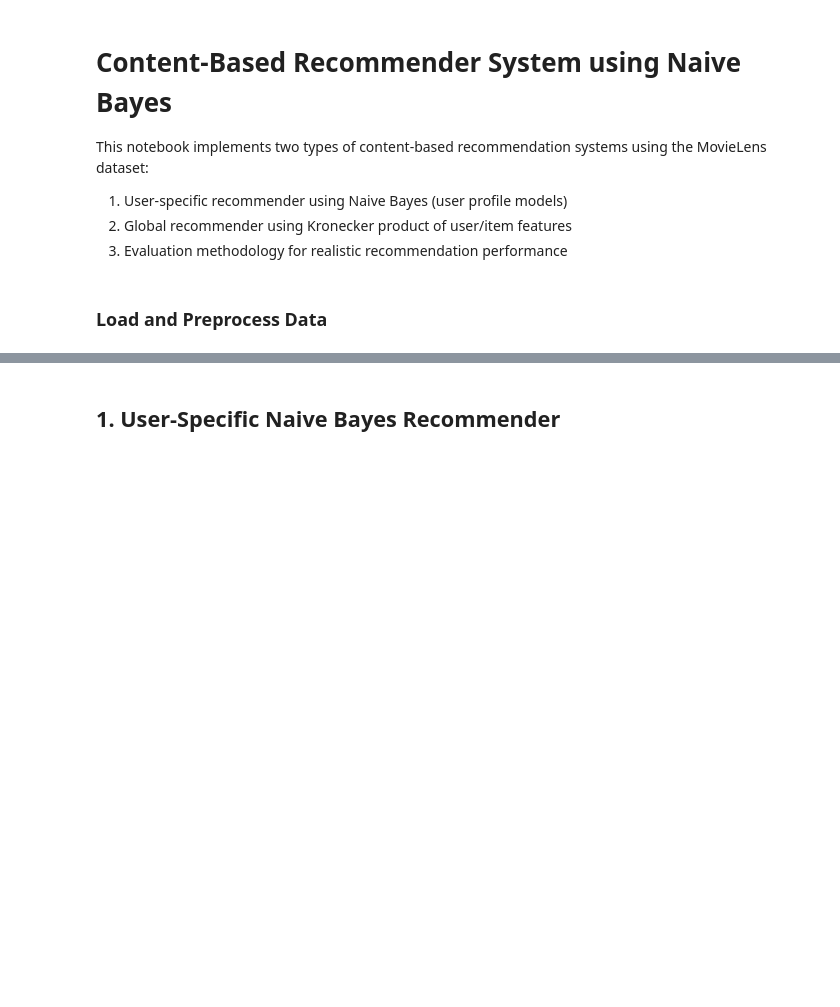
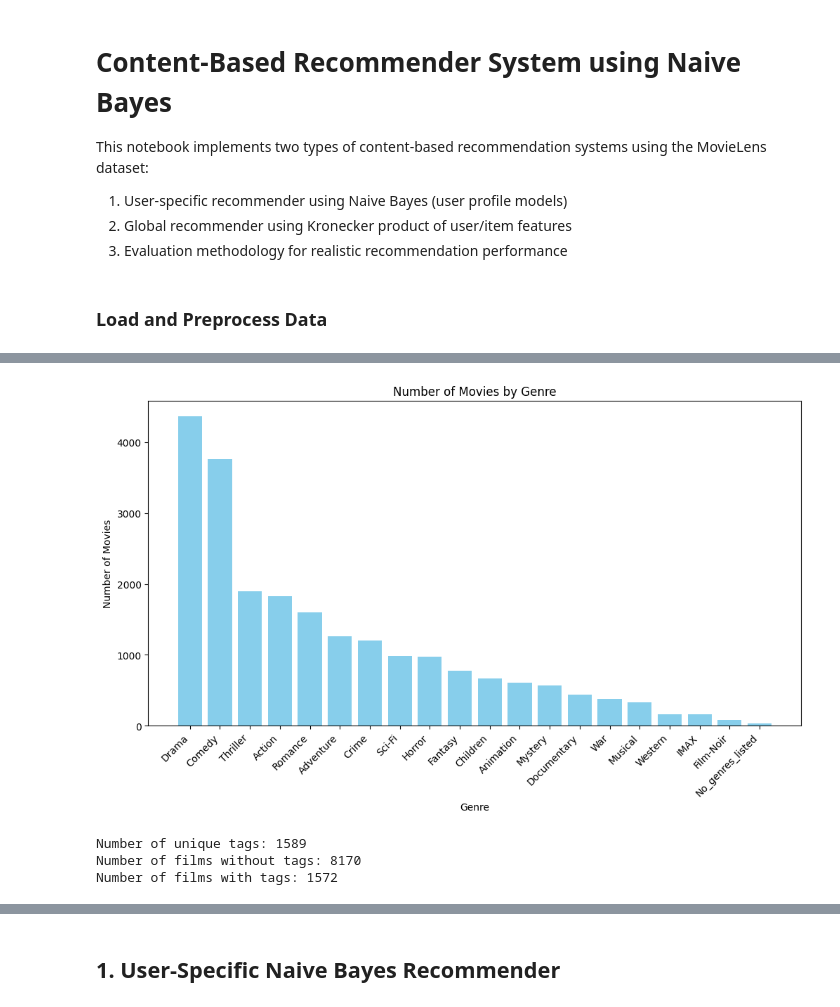
Before and after one commit to EliaTosin/DataAnaCla25, a Jupyter notebook: flipped_8/content_based_recommender_nb.ipynb, the cells around one changed output, grey strips where cells are left out. Cells and saved outputs as stored; diff of their text form; code cells hidden in the pictures; blank space fills up the shorter version.

```diff
--- a/flipped_8/content_based_recommender_nb.ipynb
+++ b/flipped_8/content_based_recommender_nb.ipynb
@@ -32,3 +32,44 @@ movies.head()
 | 2 | 3 | Grumpier Old Men (1995) | Comedy|Romance | moldy old | Comedy Romance moldy old |
 | 3 | 4 | Waiting to Exhale (1995) | Comedy|Drama|Romance |  | Comedy Drama Romance |
 | 4 | 5 | Father of the Bride Part II (1995) | Comedy | pregnancy remake | Comedy pregnancy remake |
+# %%
+import matplotlib.pyplot as plt
+from collections import Counter
+
+movies_with_genres = movies.copy()
+movies_with_genres['genres'] = movies_with_genres['genres'].str.split('|')
+
+# Just for sake of visualization, we replace the class name
+movies['genres'] = movies['genres'].replace('(no genres listed)', 'No_genres_listed')
+
+# Creating a list with all genres
+all_genres = '|'.join(movies['genres']).split('|')
+
+# Counting all the genres
+genre_counts = Counter(all_genres)
+
+# Creating a DataFrame based on the counter
+genre_counts_df = pd.DataFrame(genre_counts.items(), columns=['Genre', 'Count']).sort_values(by='Count', ascending=False)
+
+# Create the bar chart
+plt.figure(figsize=(12, 6))
+plt.bar(genre_counts_df['Genre'], genre_counts_df['Count'], color='skyblue')
+plt.xlabel('Genre')
+plt.ylabel('Number of Movies')
+plt.title('Number of Movies by Genre')
+plt.xticks(rotation=45, ha='right')
+plt.show()
+# %% [output]
+[figure, added]
+# %%
+print(f"Number of unique tags: {len(tags['tag'].unique())}")
+
+no_tags_count = len(movies[movies["tag"] == ""])
+print(f"Number of films without tags: {no_tags_count}")
+
+with_tags_count = len(movies[movies["tag"] != ""])
+print(f"Number of films with tags: {with_tags_count}")
+# %% [output]
+Number of unique tags: 1589
+Number of films without tags: 8170
+Number of films with tags: 1572
```
Also changed, not shown: parts of 17 cells of this notebook.
